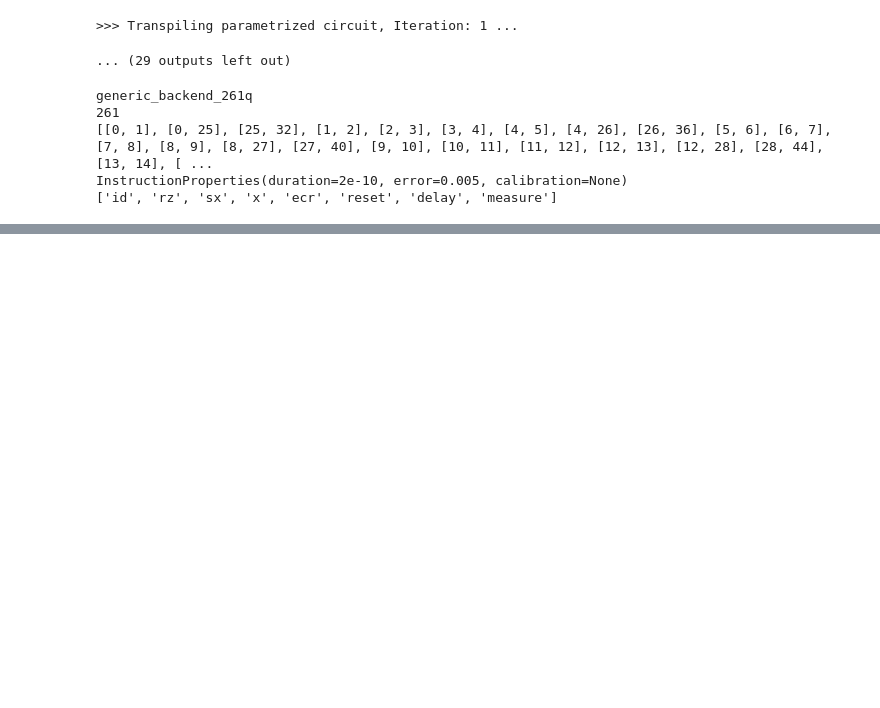
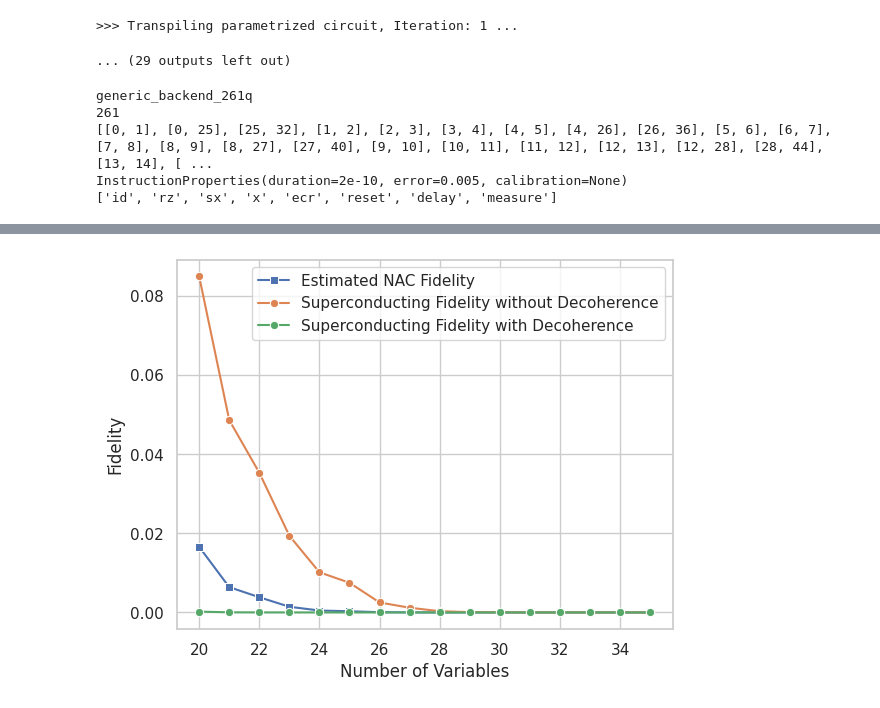
Before and after one commit to oguzcankirmemis/FPQA-MAX3-SAT, a Jupyter notebook: superconducting_experiments.ipynb, the cells around one changed output, grey strips where cells are left out. Saved outputs shown, nothing was run; the diff lists cells and outputs as text; code cells hidden in the pictures; blank space fills up the shorter version.

```diff
--- a/superconducting_experiments.ipynb
+++ b/superconducting_experiments.ipynb
@@ -197,0 +221,15 @@ sns.barplot(
+# %%
+df = pd.read_csv("./results/superconducting_2.csv")
+sns.set_theme(style="whitegrid")
+sns.lineplot(x=df["Number of Variables"], y=df["Ideal Fidelity"], marker="s", label="Estimated NAC Fidelity")
+sns.lineplot(x=df["Number of Variables"], y=df["Fidelity without Decoherence"], marker="o", label="Superconducting Fidelity without Decoherence")
+sns.lineplot(x=df["Number of Variables"], y=df["Fidelity with Decoherence"], marker="o", label="Superconducting Fidelity with Decoherence")
+
+#plt.savefig("./plots/superconducting_gate_counts.pdf", bbox_inches="tight")
+plt.legend()
+plt.xlabel("Number of Variables")
+plt.ylabel("Fidelity")
+plt.savefig("./plots/superconducting_fidelity.pdf", bbox_inches="tight")
+plt.show()
+# %% [output]
+[figure, added]
```
Also changed, not shown: parts of 11 cells of this notebook, 45 other files.
